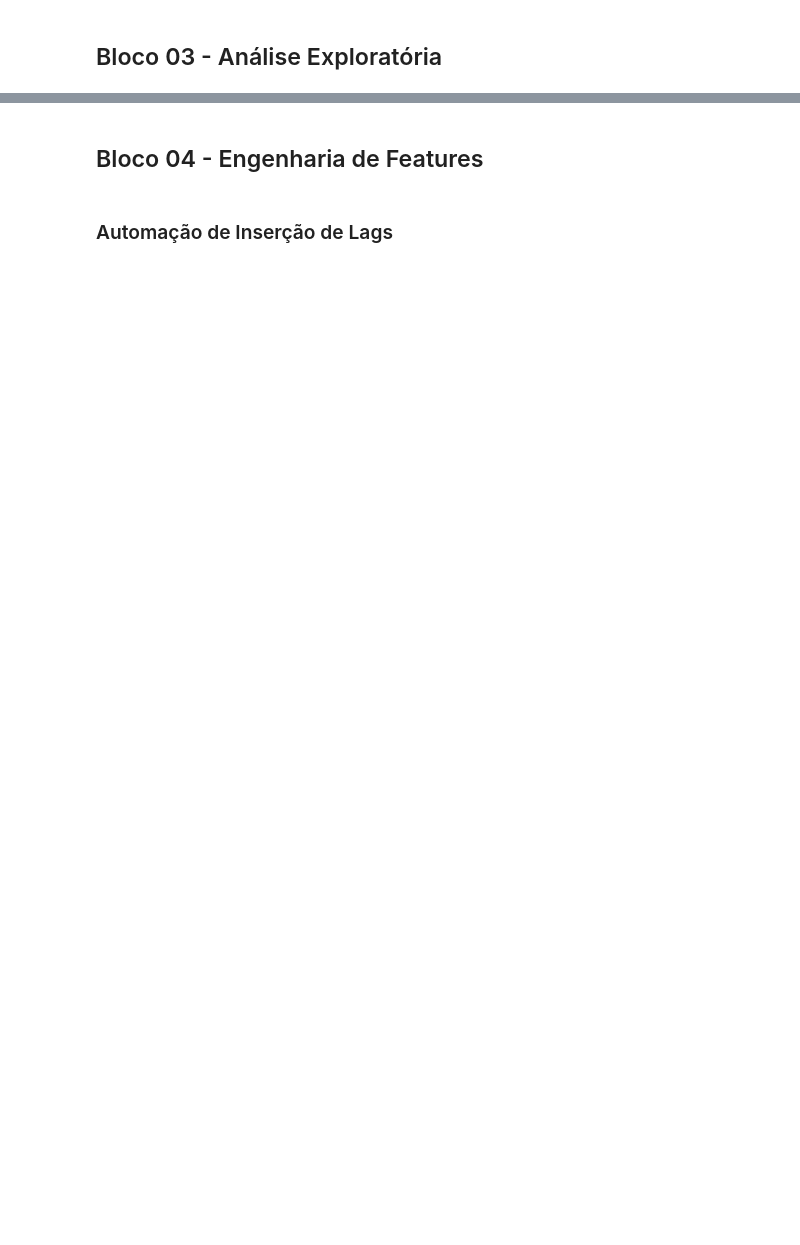
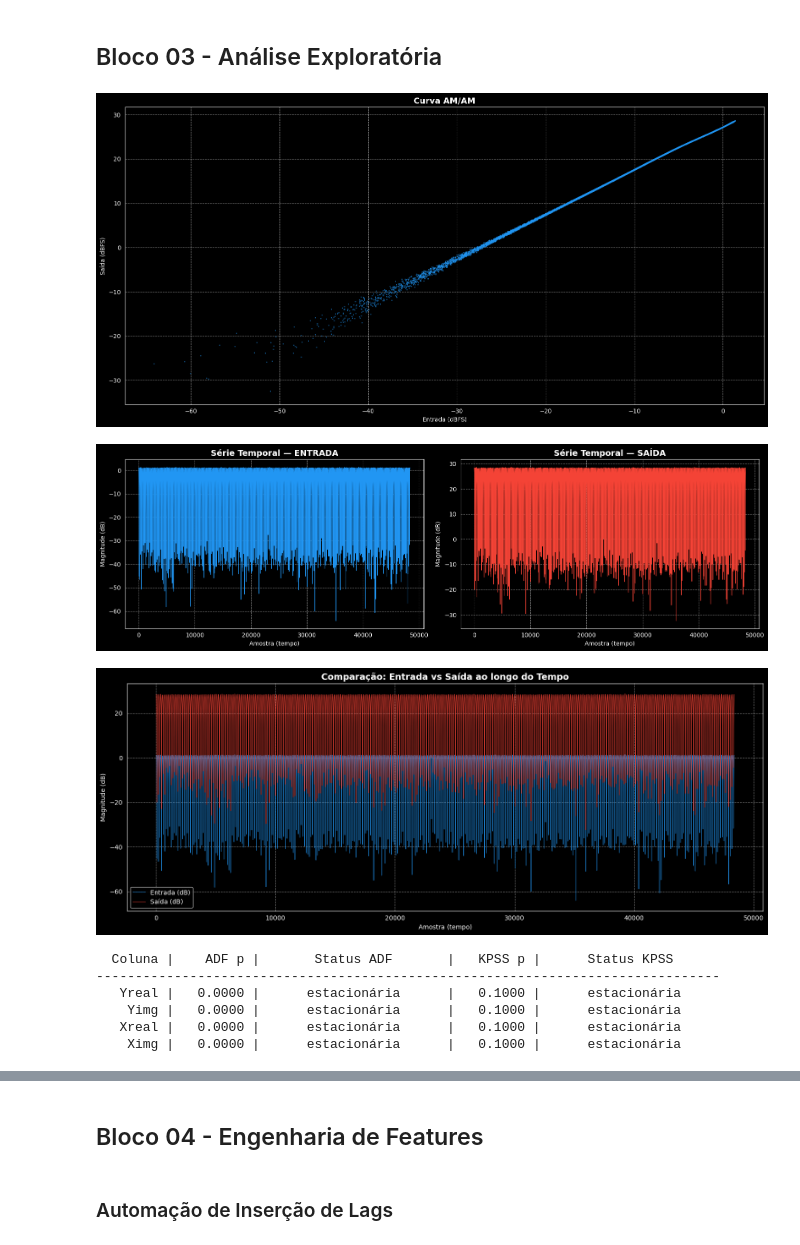
Before and after one commit to IsaacKosloski/varmax-study, a Jupyter notebook: notebooks/Processamento_IQ_e_VARMAX_automatizado.ipynb, the cells around one changed output, grey strips where cells are left out. Cells and saved outputs as stored; diff of their text form; code cells hidden in the pictures; blank space fills up the shorter version.

```diff
--- a/notebooks/Processamento_IQ_e_VARMAX_automatizado.ipynb
+++ b/notebooks/Processamento_IQ_e_VARMAX_automatizado.ipynb
@@ -59,3 +76,11 @@ df_concat.head()
 # %% [markdown]
 ## Bloco 03 - Análise Exploratória
+# %%
+CORES = {
+    "entrada":  "#2196F3",   # azul
+    "saida":    "#f44336",   # vermelho
+    "previsto": "#FF9800",   # laranja
+    "ideal":    "#4CAF50",   # verde
+}
+GRID_STYLE = {"linestyle": "--", "alpha": 0.5}
 # %%
@@ -110,5 +223,15 @@ def plot_acf_pacf(df, colunas, lags=50):
 # %%
 plot_amam(df_concat)
 plot_series(df_concat)
 testa_estacionariedade(df_concat, ENDOG_COLS + EXOG_BASE)
-plot_acf_pacf(df_concat, ENDOG_COLS, lags=50)
+plot_acf_pacf(df_input, df_output, lags=50)
+# %% [output]
+[figure, added]
+[figure, added]
+[figure, added]
+  Coluna |    ADF p |       Status ADF       |   KPSS p |      Status KPSS
+--------------------------------------------------------------------------------
+   Yreal |   0.0000 |      estacionária      |   0.1000 |      estacionária
+    Yimg |   0.0000 |      estacionária      |   0.1000 |      estacionária
+   Xreal |   0.0000 |      estacionária      |   0.1000 |      estacionária
+    Ximg |   0.0000 |      estacionária      |   0.1000 |      estacionária
```
Also changed, not shown: parts of 14 cells of this notebook, 1 other file.
